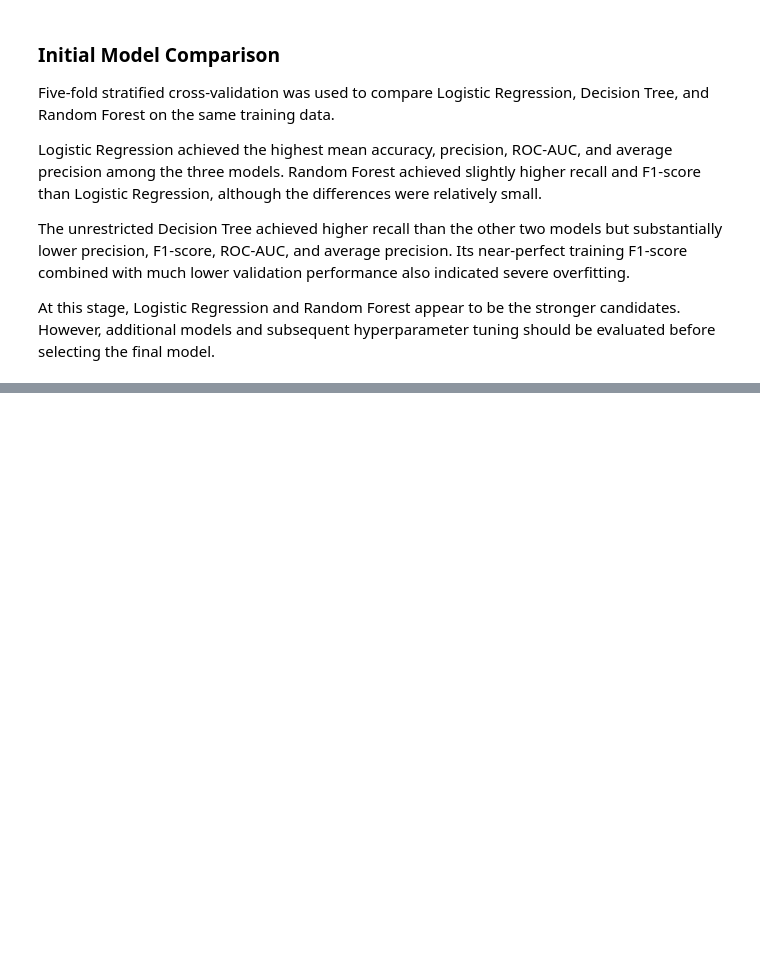
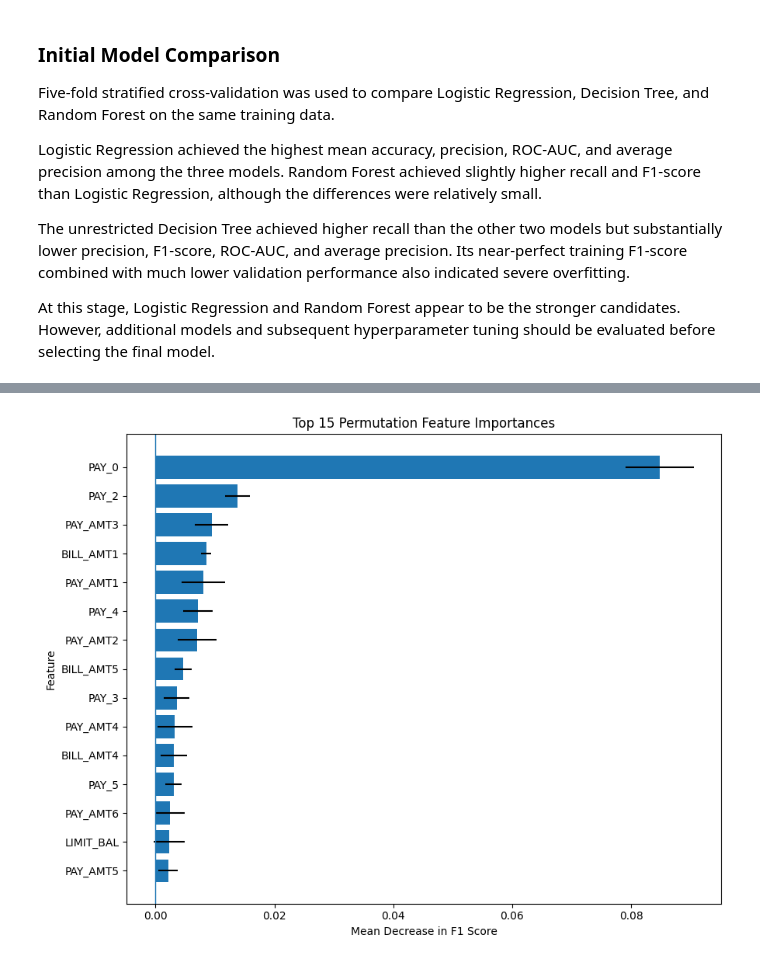
Before and after one commit to Sharma-Shivam2021/credit-default-prediction, a Jupyter notebook: notebooks/03_model_comparison.ipynb, the cells around one changed output, grey strips where cells are left out. Cells and saved outputs as stored; diff of their text form; code cells hidden in the pictures; blank space fills up the shorter version.

```diff
--- a/notebooks/03_model_comparison.ipynb
+++ b/notebooks/03_model_comparison.ipynb
@@ -306,0 +849,23 @@ print("Std Validation F1:", knn_cv["test_f1"].std())
+# %%
+perm_result = permutation_importance(
+    best_rf,
+    X_test,
+    y_test,
+    scoring="f1",
+    n_repeats=10,
+    random_state=42,
+    n_jobs=-1
+)
+# %%
+permutation_df = pd.DataFrame({
+    "Feature": X_test.columns,
+    "Importance_Mean": perm_result.importances_mean,
+    "Importance_Std": perm_result.importances_std
+})
+
+permutation_df = permutation_df.sort_values(
+    "Importance_Mean",
+    ascending=False
+).reset_index(drop=True)
+
+permutation_df
@@ -306,0 +1006,23 @@ print("Std Validation F1:", knn_cv["test_f1"].std())
+# %%
+top_perm = permutation_df.head(15).sort_values(
+    "Importance_Mean",
+    ascending=True
+)
+
+plt.figure(figsize=(9, 7))
+
+plt.barh(
+    top_perm["Feature"],
+    top_perm["Importance_Mean"],
+    xerr=top_perm["Importance_Std"]
+)
+
+plt.axvline(0, linewidth=1)
+
+plt.title("Top 15 Permutation Feature Importances")
+plt.xlabel("Mean Decrease in F1 Score")
+plt.ylabel("Feature")
+plt.tight_layout()
+plt.show()
+# %% [output]
+[figure, added]
```
Also changed, not shown: parts of 49 cells of this notebook.
